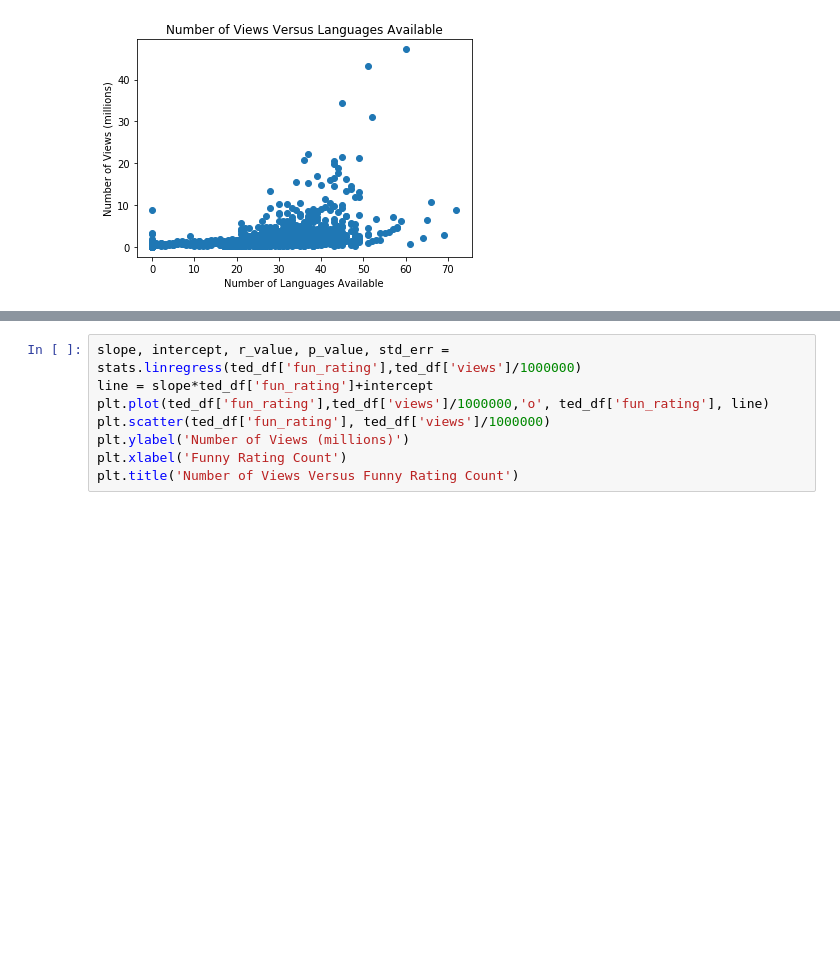
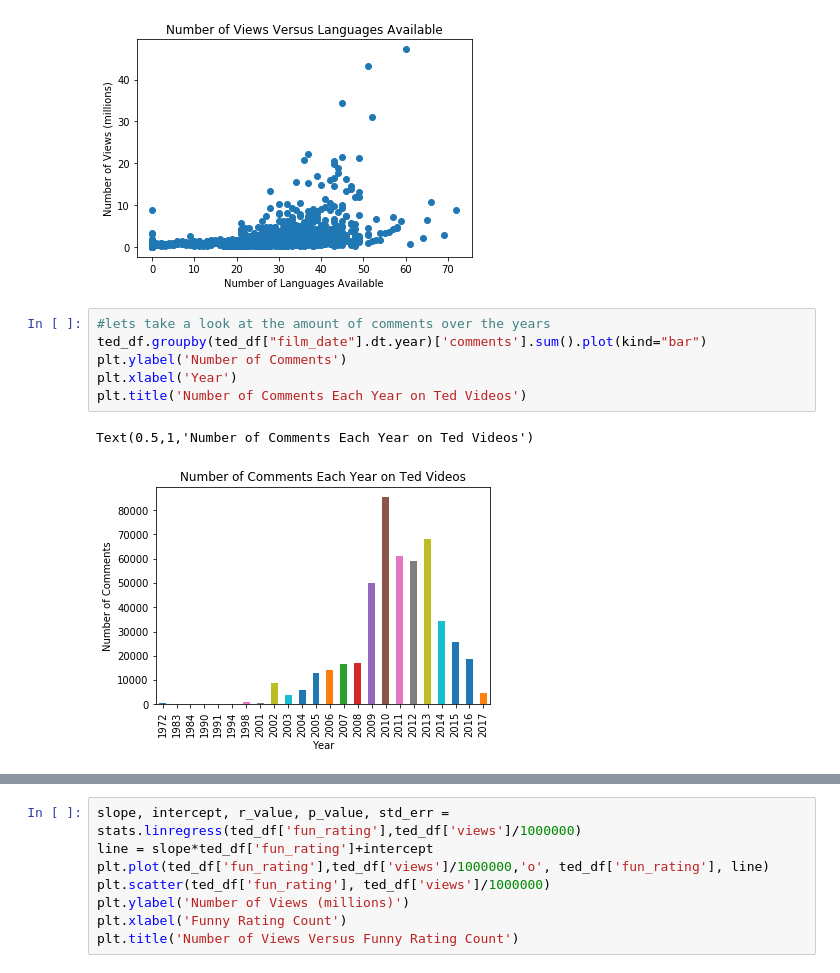
Before and after one commit to ebwinters/ebwinters.github.io, a Jupyter notebook: FinalTutorial.ipynb, the cells around one changed output, grey strips where cells are left out. Drawn from its saved outputs; the diff is of its cells as text; blank space fills up the shorter version.

```diff
--- a/FinalTutorial.ipynb
+++ b/FinalTutorial.ipynb
@@ -147,3 +157,12 @@ plt.title('Number of Views Versus Languages Available')
 # %% [output]
 Text(0.5,1,'Number of Views Versus Languages Available')
 [figure]
+# %%
+#lets take a look at the amount of comments over the years
+ted_df.groupby(ted_df["film_date"].dt.year)['comments'].sum().plot(kind="bar")
+plt.ylabel('Number of Comments')
+plt.xlabel('Year')
+plt.title('Number of Comments Each Year on Ted Videos')
+# %% [output]
+Text(0.5,1,'Number of Comments Each Year on Ted Videos')
+[figure, added]
```
Also changed, not shown: parts of 16 cells of this notebook.
